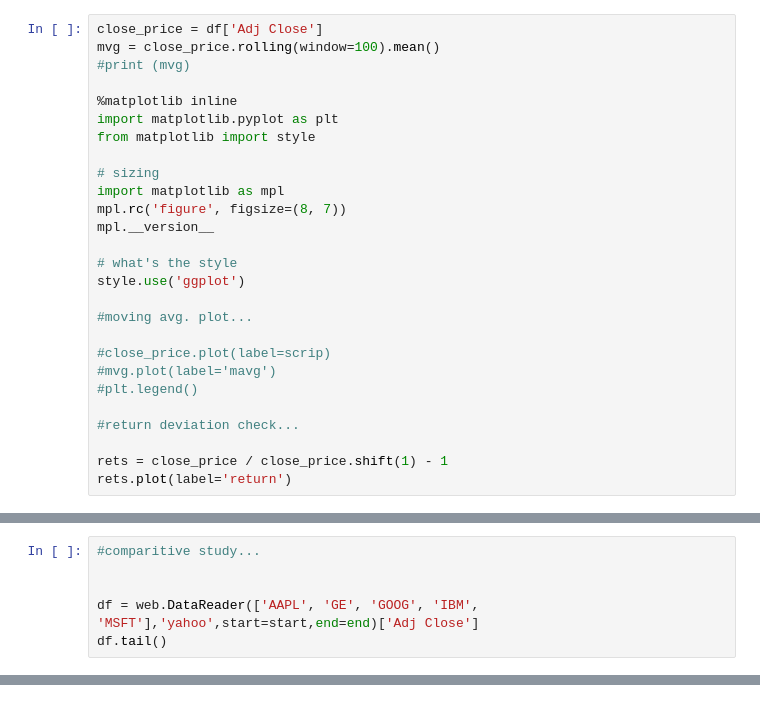
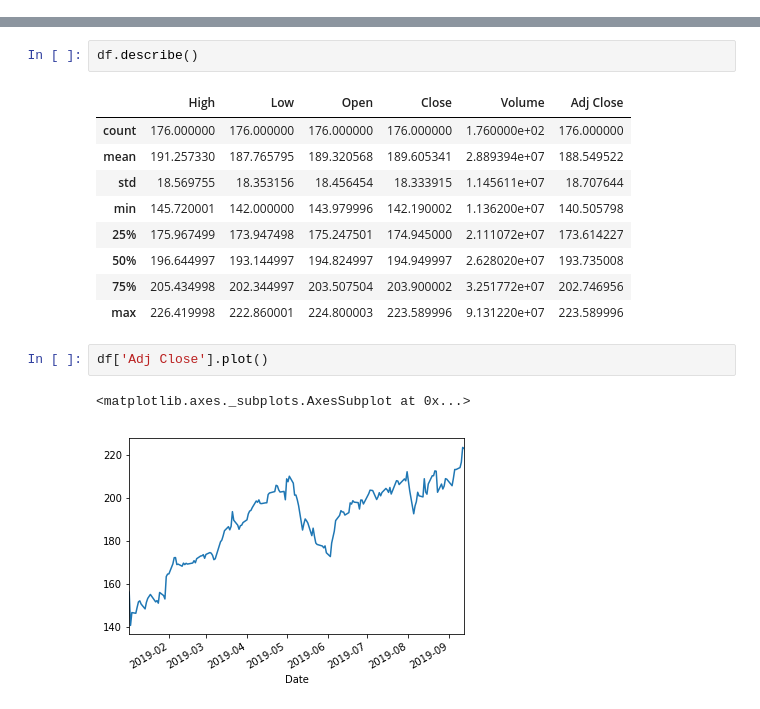
Before and after one commit to vindowsclient/StockTrends, a Jupyter notebook: WK2_vinStockPredictor.ipynb, the cells around one changed output, grey strips where cells are left out. Drawn from its saved outputs; the diff is of its cells as text.

```diff
--- a/WK2_vinStockPredictor.ipynb
+++ b/WK2_vinStockPredictor.ipynb
@@ -32,27 +51,0 @@ df.tail()
-# %%
-close_price = df['Adj Close']
-mvg = close_price.rolling(window=100).mean()
-#print (mvg)
-
-%matplotlib inline
-import matplotlib.pyplot as plt
-from matplotlib import style
-
-# sizing
-import matplotlib as mpl
-mpl.rc('figure', figsize=(8, 7))
-mpl.__version__
-
-# what's the style
-style.use('ggplot')
-
-#moving avg. plot...
-
-#close_price.plot(label=scrip)
-#mvg.plot(label='mavg')
-#plt.legend()
-
-#return deviation check...
-
-rets = close_price / close_price.shift(1) - 1
-rets.plot(label='return')
@@ -62,6 +51,0 @@ rets.plot(label='return')
-# %%
-#comparitive study...
-
-
-df = web.DataReader(['AAPL', 'GE', 'GOOG', 'IBM', 'MSFT'],'yahoo',start=start,end=end)['Adj Close']
-df.tail()
@@ -137,0 +67,17 @@ Date
+# %%
+df.describe()
+# %% [output]
+|  | High | Low | Open | Close | Volume | Adj Close |
+| count | 176.000000 | 176.000000 | 176.000000 | 176.000000 | 1.760000e+02 | 176.000000 |
+| mean | 191.257330 | 187.765795 | 189.320568 | 189.605341 | 2.889394e+07 | 188.549522 |
+| std | 18.569755 | 18.353156 | 18.456454 | 18.333915 | 1.145611e+07 | 18.707644 |
+| min | 145.720001 | 142.000000 | 143.979996 | 142.190002 | 1.136200e+07 | 140.505798 |
+| 25% | 175.967499 | 173.947498 | 175.247501 | 174.945000 | 2.111072e+07 | 173.614227 |
+| 50% | 196.644997 | 193.144997 | 194.824997 | 194.949997 | 2.628020e+07 | 193.735008 |
+| 75% | 205.434998 | 202.344997 | 203.507504 | 203.900002 | 3.251772e+07 | 202.746956 |
+| max | 226.419998 | 222.860001 | 224.800003 | 223.589996 | 9.131220e+07 | 223.589996 |
+# %%
+df['Adj Close'].plot()
+# %% [output]
+<matplotlib.axes._subplots.AxesSubplot at 0x...>
+[figure, added]
```
Also changed, not shown: parts of 18 cells of this notebook.
